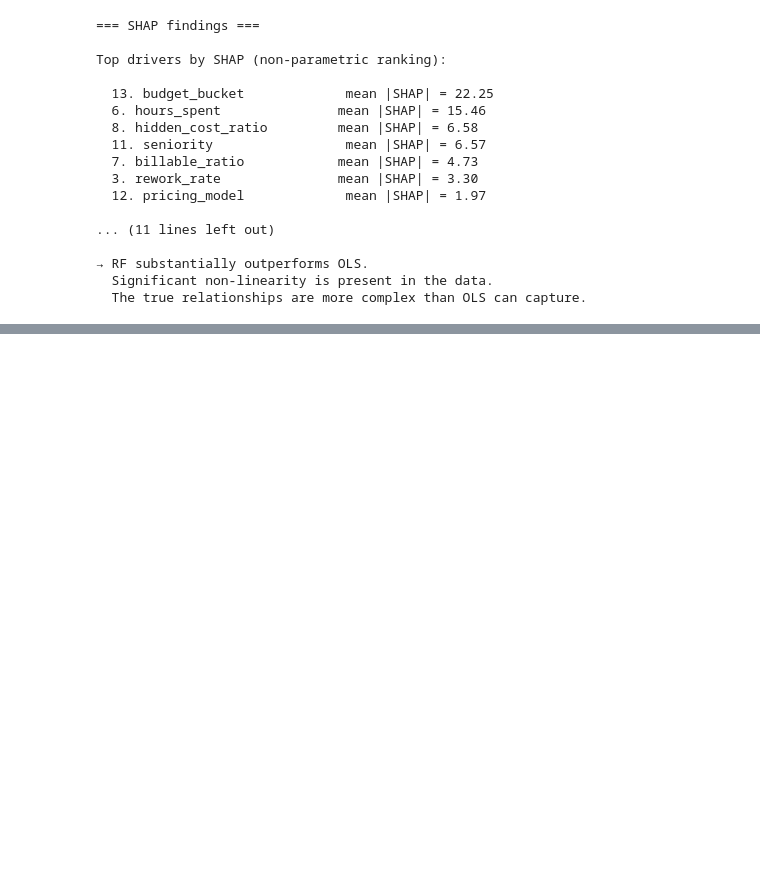
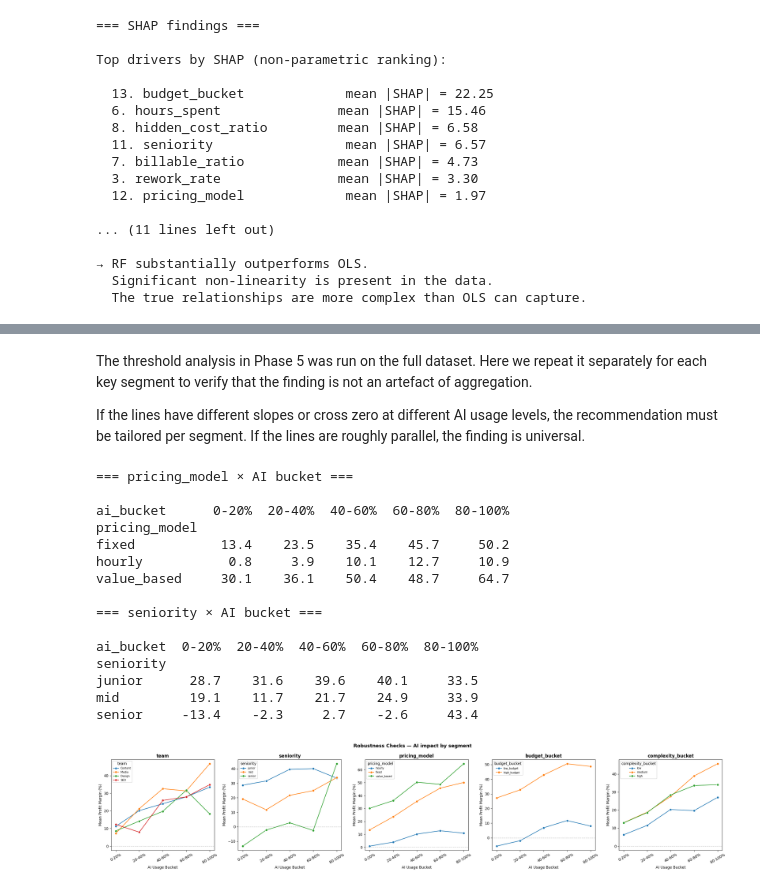
Before and after one commit to andreamammano89-maker/ML_Project_SEA_815441, a Jupyter notebook: EDA copia.ipynb, the cells around one changed output, grey strips where cells are left out. Cells and saved outputs as stored; diff of their text form; code cells hidden in the pictures; blank space fills up the shorter version.

Commit message:
all phases completed

```diff
--- a/EDA copia.ipynb
+++ b/EDA copia.ipynb
@@ -2300,0 +2293,60 @@ Top drivers by SHAP (non-parametric ranking):
+# %% [markdown]
+
+The threshold analysis in Phase 5 was run on the full dataset.
+Here we repeat it separately for each key segment to verify
+that the finding is not an artefact of aggregation.
+
+If the lines have different slopes or cross zero at different
+AI usage levels, the recommendation must be tailored per segment.
+If the lines are roughly parallel, the finding is universal.
+# %%
+segments = ['team', 'seniority', 'pricing_model',
+            'budget_bucket', 'complexity_bucket']
+
+fig, axes = plt.subplots(1, len(segments), figsize=(24, 5))
+fig.suptitle('Robustness Checks — AI impact by segment',
+             fontsize=13, fontweight='bold')
+
+for ax, seg in zip(axes, segments):
+    sns.lineplot(
+        data=df_productivity,
+        x='ai_bucket',
+        y='profit_margin',
+        hue=seg,
+        estimator='mean',
+        errorbar=None,
+        marker='o',
+        ax=ax
+    )
+    ax.axhline(0, color='grey', linestyle='--', linewidth=1, alpha=0.5)
+    ax.set_title(seg, fontweight='bold')
+    ax.set_xlabel('AI Usage Bucket')
+    ax.set_ylabel('Mean Profit Margin (%)')
+    ax.tick_params(axis='x', rotation=30)
+    ax.legend(fontsize=7, title=seg)
+
+plt.tight_layout()
+
+for seg in ['pricing_model', 'seniority']:
+    print(f"\n=== {seg} × AI bucket ===\n")
+    table = df_productivity.groupby(
+        [seg, 'ai_bucket'], observed=True
+    )['profit_margin'].mean().round(1).unstack()
+    print(table.to_string())
+# %% [output]
+=== pricing_model × AI bucket ===
+
+ai_bucket      0-20%  20-40%  40-60%  60-80%  80-100%
+pricing_model
+fixed           13.4    23.5    35.4    45.7     50.2
+hourly           0.8     3.9    10.1    12.7     10.9
+value_based     30.1    36.1    50.4    48.7     64.7
+
+=== seniority × AI bucket ===
+
+ai_bucket  0-20%  20-40%  40-60%  60-80%  80-100%
+seniority
+junior      28.7    31.6    39.6    40.1     33.5
+mid         19.1    11.7    21.7    24.9     33.9
+senior     -13.4    -2.3     2.7    -2.6     43.4
+[figure, added]
```
Also changed, not shown: parts of 14 cells of this notebook.
